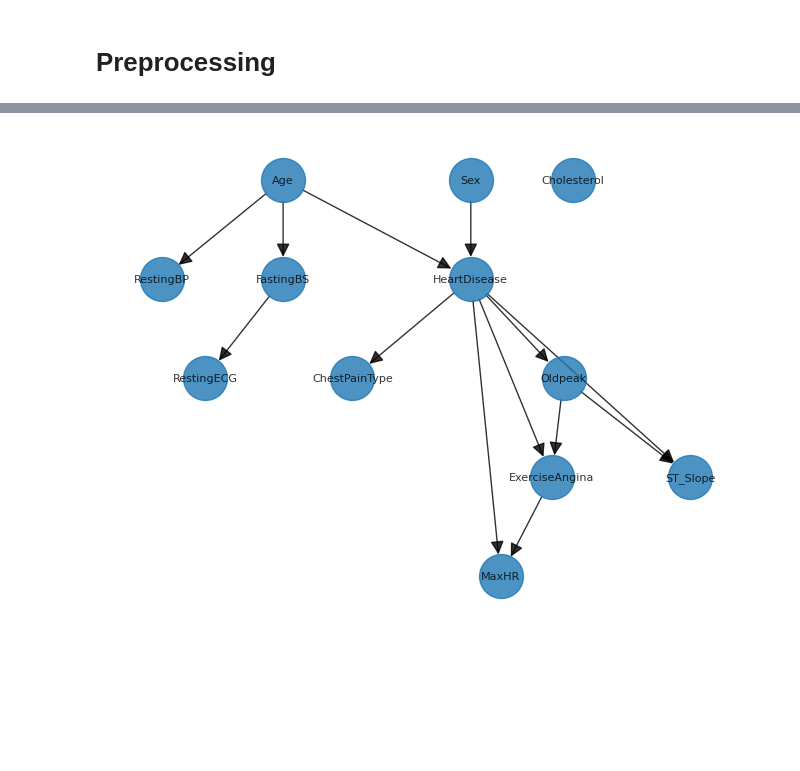
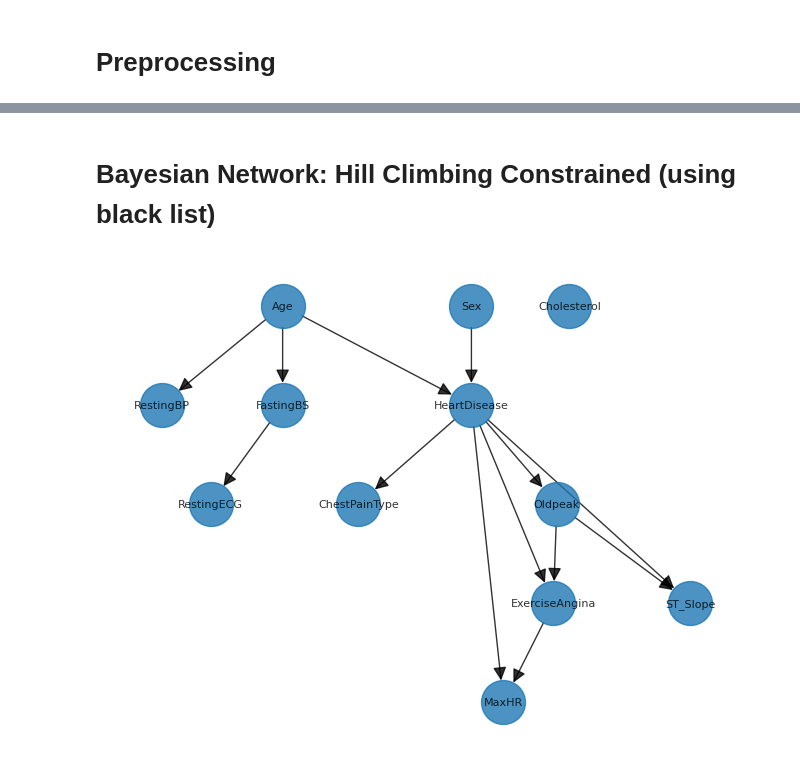
Before and after one commit to MatteoFasulo/BayesianHeartDisease, a Jupyter notebook: MLE_heart.ipynb, the cells around one changed output, grey strips where cells are left out. Cells and saved outputs as stored; diff of their text form; code cells hidden in the pictures; blank space fills up the shorter version.

```diff
--- a/MLE_heart.ipynb
+++ b/MLE_heart.ipynb
@@ -63,2 +38,0 @@ def clean_data(data: pd.DataFrame):
-# %%
-df = pd.read_csv(f'data{os.sep}heart.csv')
@@ -122,0 +87,37 @@ Ok, good but we want to express some edges and remove other with no causal meani
+# %%
+def clean_data(data: pd.DataFrame):
+    """
+    Cleans the given DataFrame by performing various data transformations.
+
+    Args:
+        data (pd.DataFrame): The input DataFrame to be cleaned.
+
+    Returns:
+        pd.DataFrame: The cleaned DataFrame.
+
+    """
+    data = data[~(data['Cholesterol'] == 0) & ~(data['RestingBP'] == 0)]
+    df = data.copy()
+    df["Age"] = pd.cut(x=data["Age"], bins=[20, 30, 40, 50, 60, 70, 80], labels=[
+                   "20-30", "30-40", "40-50", "50-60", "60-70", "70-80"])
+
+    df["RestingBP"] = pd.cut(x=data["RestingBP"], bins=[90, 120, 140, np.Inf], labels=[
+                            "90-120", "120-140", "140+"])
+
+    df["Cholesterol"] = pd.cut(x=data["Cholesterol"], bins=[
+                            0, 200, 240, np.Inf], labels=["<=200", "200-240", "240+"])
+
+    df["MaxHR"] = pd.qcut(x=data["MaxHR"], q=4, labels=[
+                          "low", "medium", "high", "very-high"])  # binning using quartiles
+
+    df["Oldpeak"] = pd.cut(x=data["Oldpeak"], bins=[-np.Inf, 0.5, 1, 2, np.Inf], labels=[
+                        "<=0.5", "0-5-1", "1-2", "2+"])
+    df['FastingBS'] = df['FastingBS'].map({0: 'N', 1: 'Y'})
+    return df
+# %%
+data = pd.read_csv(f'data{os.sep}heart.csv')
+df = clean_data(data)
+
+print("The dataset contains %s observations and %s attributes" % df.shape)
+
+df.head()
@@ -123,3 +282,5 @@ Ok, good but we want to express some edges and remove other with no causal meani
+# %% [markdown]
+# Bayesian Network: Hill Climbing Constrained (using black list)
 # %%
 black_list = [(target_variable, 'Cholesterol'),
               ('Oldpeak', target_variable),
@@ -131,11 +292,11 @@ black_list = [(target_variable, 'Cholesterol'),
               ('ExerciseAngina', 'ChestPainType')] + [(x, 'Sex')for x in df.columns] + [(x, 'Age') for x in df.columns]
 # %%
 %%capture
-estimated_model = HillClimbSearch(df, use_cache=False).estimate(
+hc_const = HillClimbSearch(df, use_cache=False).estimate(
     scoring_method='BDeuScore', black_list=black_list)
 # %%
-pos = nx.nx_agraph.graphviz_layout(estimated_model, prog="dot")
-nx.draw(estimated_model, pos, with_labels=True,
+pos = nx.nx_agraph.graphviz_layout(hc_const, prog="dot")
+nx.draw(hc_const, pos, with_labels=True,
         node_size=1000, font_size=8, arrowsize=20, alpha=0.8)
 # %% [output]
-[figure, old version]
+[figure, new version]
```
Also changed, not shown: parts of 64 cells of this notebook, 3 other files.
